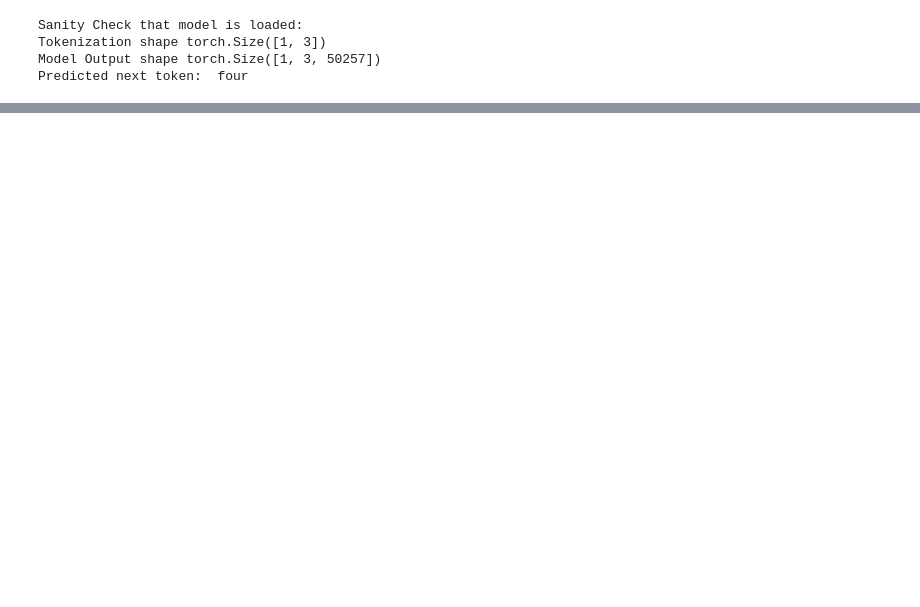
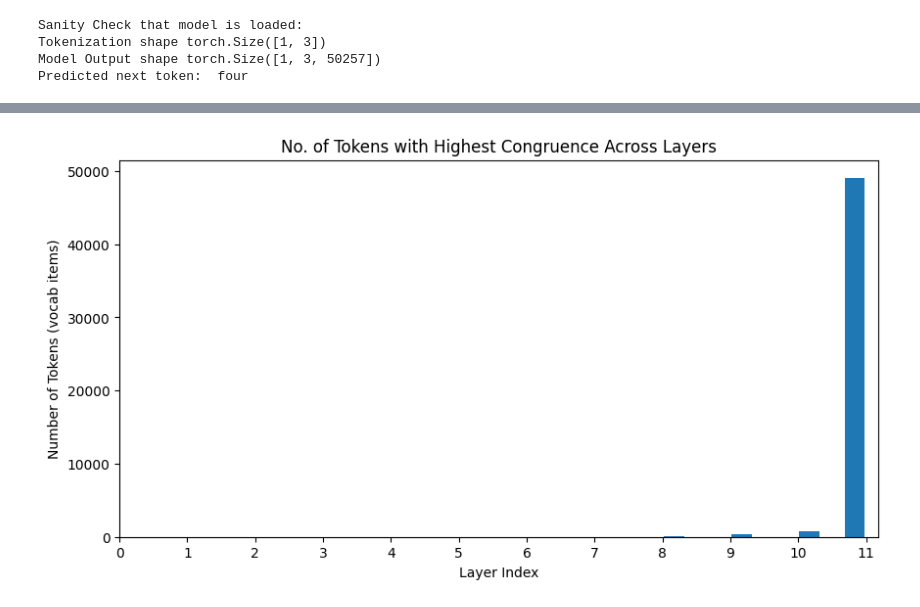
Before and after one commit to Ky-Ng/reproducing-neo-et-al-2024, a Jupyter notebook: main.ipynb, the cells around one changed output, grey strips where cells are left out. Cells and saved outputs as stored; diff of their text form; code cells hidden in the pictures; blank space fills up the shorter version.

```diff
--- a/main.ipynb
+++ b/main.ipynb
@@ -45,0 +93,3 @@ Predicted next token:  four
+# %%
+N_LAYERS = len(model.transformer.h)
+V = model.lm_head.weight.shape[0] # LM Head is shape [V, d_model]
@@ -45,0 +165,21 @@ Predicted next token:  four
+# %%
+# Find the layer l and neuron i for each congruence
+best_congruence = torch.full((V,), fill_value=-torch.inf)
+best_congruence_layer = torch.full((V,), fill_value=-1, dtype=torch.long)
+best_congruence_neuron = torch.full((V,), fill_value=-1, dtype=torch.long)
+
+for l in range(N_LAYERS):
+    W_unembedding = model.lm_head.weight.detach()
+    W_down = model.transformer.h[l].mlp.c_proj.weight.detach()
+
+    congruence_matrix = W_down @ W_unembedding.T # [d_up, V]
+
+    layer_best_congruence, layer_best_congruence_neuron = torch.max(congruence_matrix, dim=0)
+
+    better_mask = layer_best_congruence > best_congruence
+
+    best_congruence[better_mask] = layer_best_congruence[better_mask]
+    best_congruence_layer[better_mask] = l
+    best_congruence_neuron[better_mask] = layer_best_congruence_neuron[better_mask]
+
+    print("Processed Congruence for layer ", l)
@@ -45,0 +224,14 @@ Predicted next token:  four
+# %%
+import matplotlib.pyplot as plt
+
+plt.figure(figsize=(10, 5))
+plt.hist(best_congruence_layer.cpu().numpy(), bins=N_LAYERS, rwidth=0.9)
+
+plt.title("No. of Tokens with Highest Congruence Across Layers")
+plt.xlabel("Layer Index")
+plt.ylabel("Number of Tokens (vocab items)")
+plt.xticks(range(N_LAYERS))
+
+plt.show()
+# %% [output]
+[figure, added]
```
Also changed, not shown: parts of 13 cells of this notebook, 1 other file.
